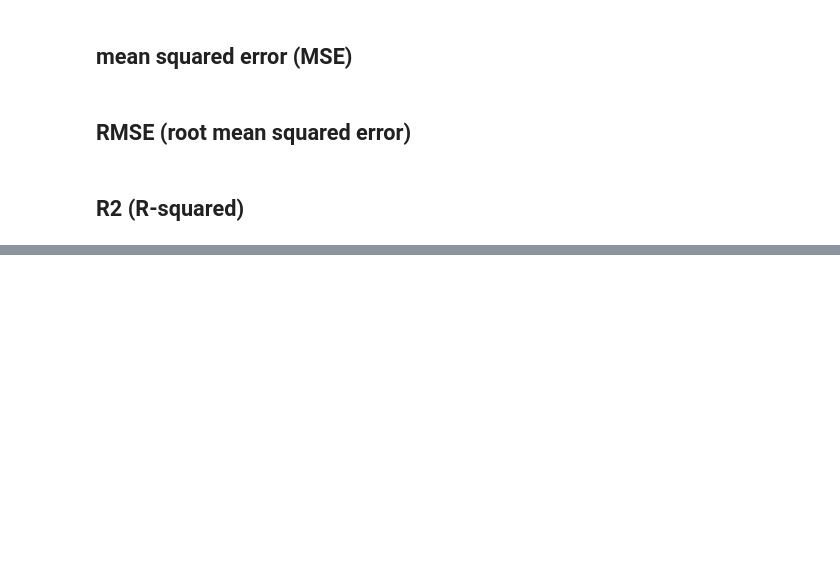
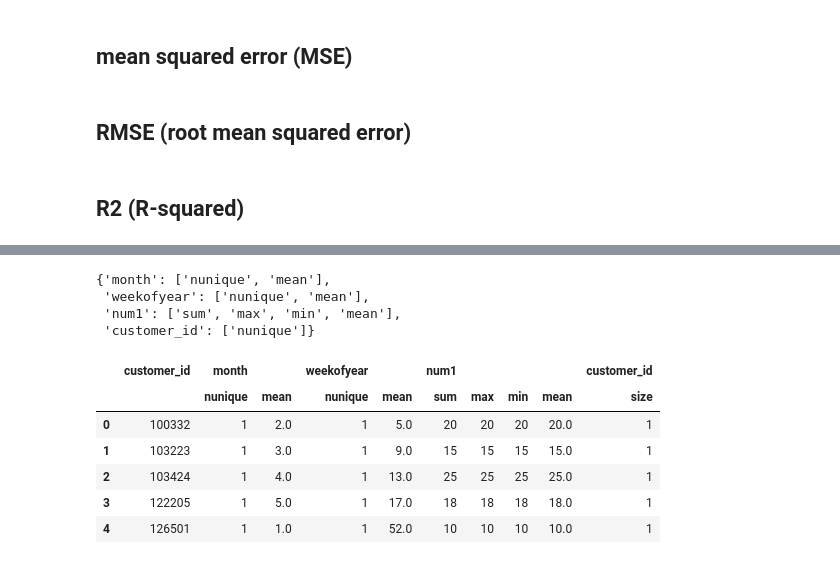
Before and after one commit to davidliu52/ml_learning, a Jupyter notebook: textbook.ipynb, the cells around one changed output, grey strips where cells are left out. Cells and saved outputs as stored; diff of their text form; code cells hidden in the pictures; blank space fills up the shorter version.

```diff
--- a/textbook.ipynb
+++ b/textbook.ipynb
@@ -508,0 +537,59 @@ def r2(y_true, y_pred):
+# %%
+ # create an aggregate dictionary
+aggs = {}
+aggs['month'] = ['nunique', 'mean']
+aggs['weekofyear'] = ['nunique', 'mean']
+    # we aggregate by num1 and calculate sum, max, min
+    # and mean values of this column
+aggs['num1'] = ['sum','max','min','mean']
+    # for customer_id, we calculate the total count
+aggs['customer_id'] = ['size']
+    # again for customer_id, we calculate the total unique
+aggs['customer_id'] = ['nunique']
+
+aggs
+# %% [output]
+{'month': ['nunique', 'mean'],
+ 'weekofyear': ['nunique', 'mean'],
+ 'num1': ['sum', 'max', 'min', 'mean'],
+ 'customer_id': ['nunique']}
+# %%
+agg_df = df.groupby('customer_id').agg(aggs)
+agg_df = agg_df.reset_index()
+# %%
+def generate_features(df):
+    # create a bunch of features using the date column
+    df.loc[:, 'year'] = df['date'].dt.year
+    df.loc[:, 'weekofyear'] = df['date'].dt.isocalendar().week
+    df.loc[:, 'month'] = df['date'].dt.month
+    df.loc[:, 'dayofweek'] = df['date'].dt.dayofweek
+    df.loc[:, 'weekend'] = (df['date'].dt.isocalendar().week.values >=5).astype(int)
+
+    # create an aggregate dictionary
+    aggs = {}
+    # for aggregation by month, we calculate the
+    # number of unique month values and also the mean
+    aggs['month'] = ['nunique', 'mean']
+    aggs['weekofyear'] = ['nunique', 'mean']
+    # we aggregate by num1 and calculate sum, max, min
+    # and mean values of this column
+    aggs['num1'] = ['sum','max','min','mean']
+    # for customer_id, we calculate the total count
+    aggs['customer_id'] = ['size']
+    # again for customer_id, we calculate the total unique
+   # aggs['customer_id'] = ['nunique']
+
+    # we group by customer_id and calculate the aggregates
+    agg_df = df.groupby('customer_id').agg(aggs)
+    agg_df = agg_df.reset_index()
+    return agg_df
+# %%
+generate_features(df)
+# %% [output]
+|  | customer_id | month |  | weekofyear |  | num1 |  |  |  | customer_id |
+|  |  | nunique | mean | nunique | mean | sum | max | min | mean | size |
+| 0 | 100332 | 1 | 2.0 | 1 | 5.0 | 20 | 20 | 20 | 20.0 | 1 |
+| 1 | 103223 | 1 | 3.0 | 1 | 9.0 | 15 | 15 | 15 | 15.0 | 1 |
+| 2 | 103424 | 1 | 4.0 | 1 | 13.0 | 25 | 25 | 25 | 25.0 | 1 |
+| 3 | 122205 | 1 | 5.0 | 1 | 17.0 | 18 | 18 | 18 | 18.0 | 1 |
+| 4 | 126501 | 1 | 1.0 | 1 | 52.0 | 10 | 10 | 10 | 10.0 | 1 |
```
Also changed, not shown: parts of 11 cells of this notebook, 1 other file.
